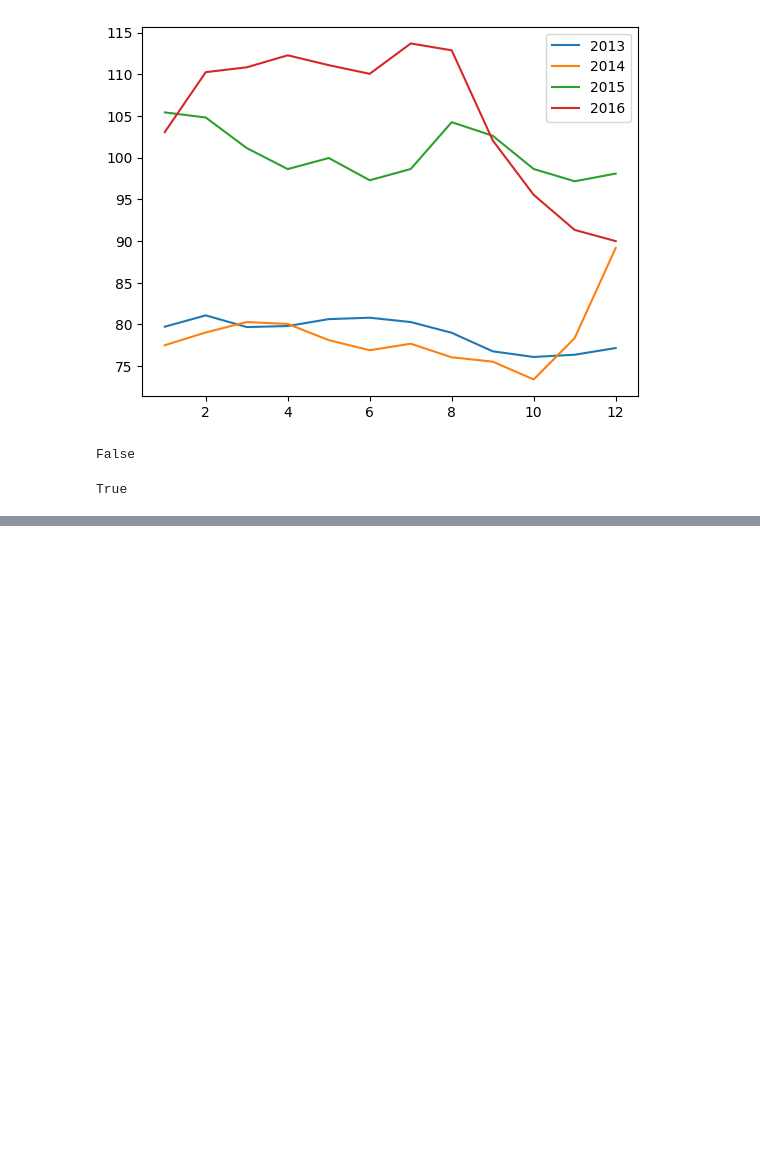
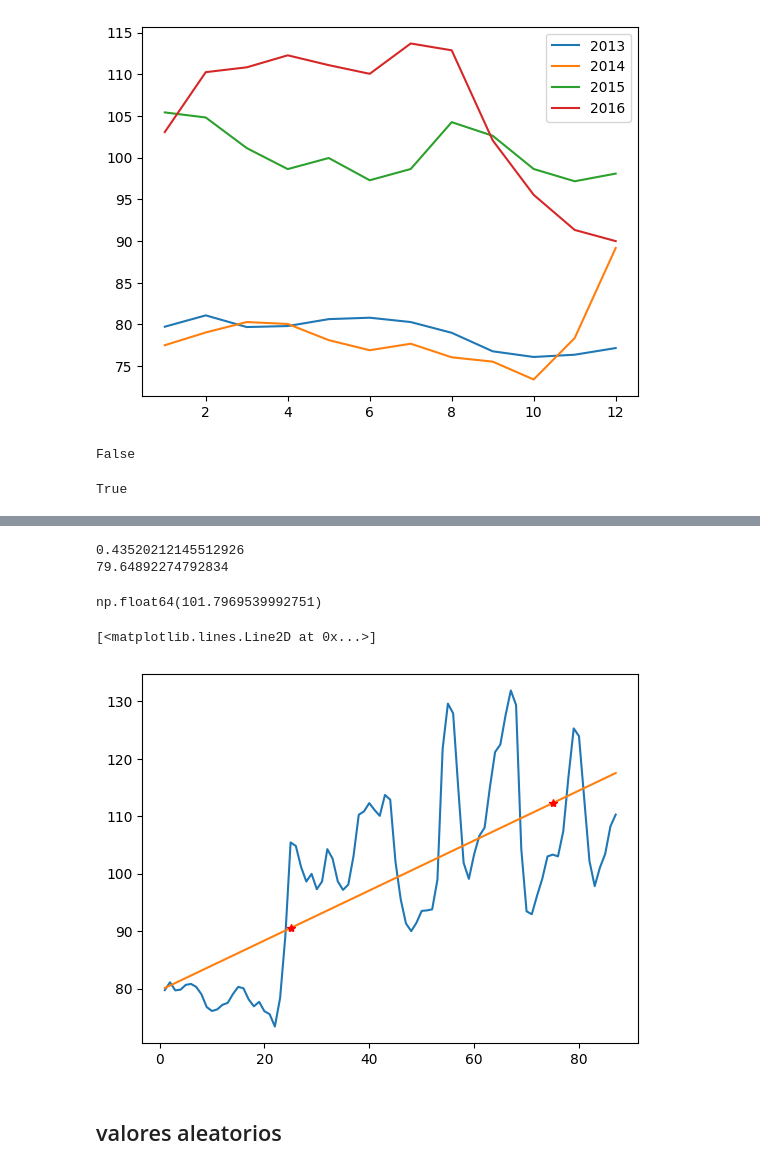
Before and after one commit to Harold-dev-code/numpy_alura, a Jupyter notebook: Numpy.ipynb, the cells around one changed output, grey strips where cells are left out. Drawn from its saved outputs; the diff is of its cells as text; code cells hidden in the pictures; blank space fills up the shorter version.

```diff
--- a/Numpy.ipynb
+++ b/Numpy.ipynb
@@ -245,0 +319,31 @@ True
+# %%
+n= np.size(Moscu) # Calcula el número de observaciones (tamaño del array Moscu)
+x=fechas # Asigna el array 'fechas' a 'x'
+y=Moscu # Asigna los precios de Moscu a 'y'
+# %%
+# Calcula el valor de la pendiente (alpha) usando la fórmula
+a = (n * np.sum(x * y) - np.sum(x) * np.sum(y)) / (n * np.sum(x**2) - np.sum(x)**2)
+# %%
+b= (np.sum(y) - a * np.sum(x)) / n # Calcula la intersección (beta) usando la fórmula para la interseccion
+# %%
+print(a) # Imprime el valor de la pendiente (alpha)
+print(b) # Imprime el valor de la intersección
+# %% [output]
+0.43520212145512926
+79.64892274792834
+# %%
+y = a * x + b # Calcula los valores predichos de 'y' usando la ecuación de la recta
+# %%
+np.linalg.norm(Moscu - y) # Calcula la norma euclidiana del vector de diferencias, que es una métrica de la magnitud del error.
+# %% [output]
+np.float64(101.7969539992751)
+# %%
+plt.plot(fechas,Moscu) # Grafica los precios de Moscu
+plt.plot(x,y) # Superpone la línea recta 'y=ax+b' sobre los precios de Moscu
+plt.plot(25,a*25+b,'*r')# Grafica un punto específico en la fecha 25 con un asterisco rojo
+plt.plot(75,a*75+b,'*r')# Grafica un segundo punto específico en la fecha 75 con un asterisco rojo
+# %% [output]
+[<matplotlib.lines.Line2D at 0x...>]
+[figure, added]
+# %% [markdown]
+## valores aleatorios
```
Also changed, not shown: parts of 40 cells of this notebook.
